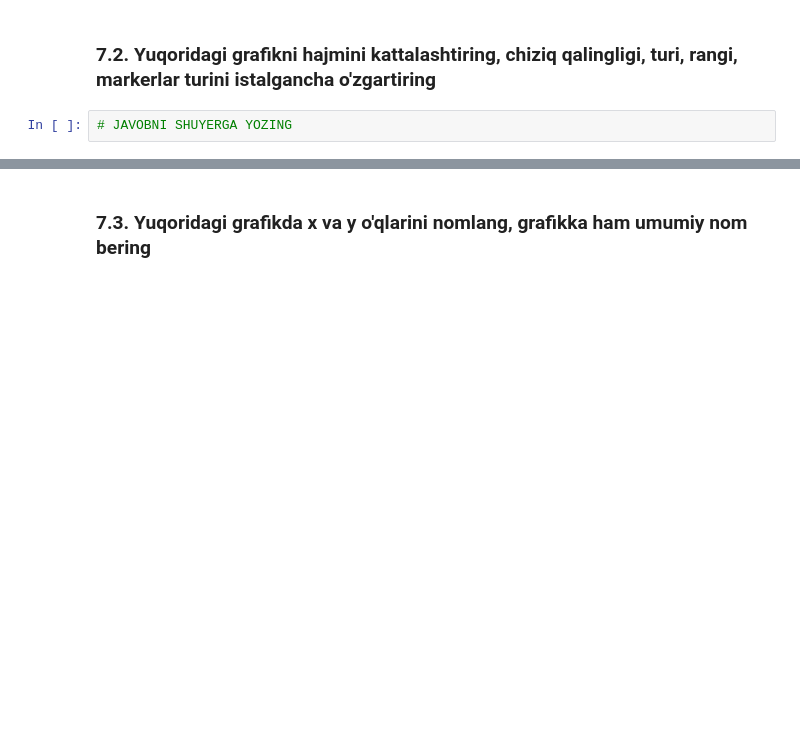
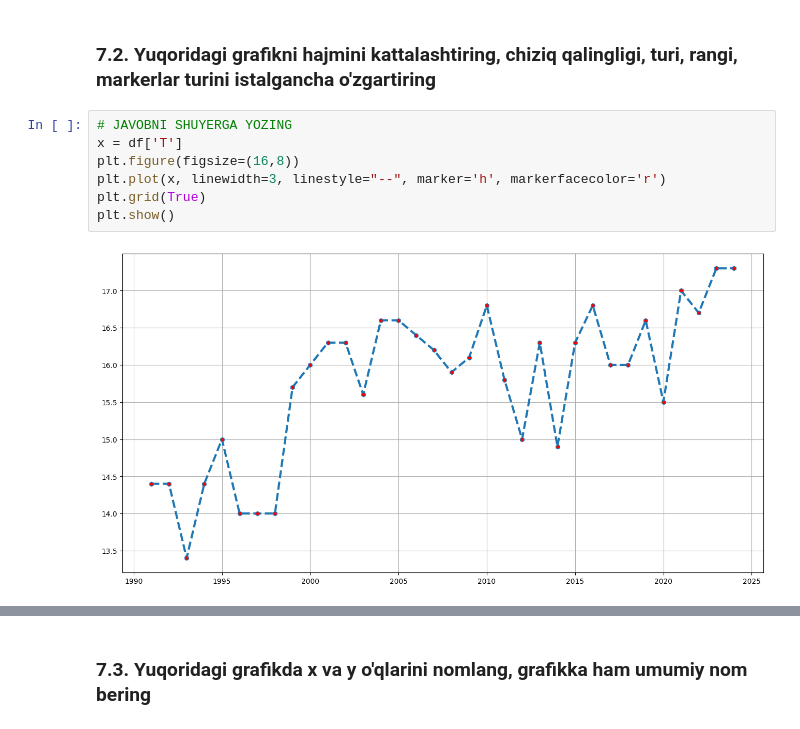
Before and after one commit to ChingizIbnVaxob/data-science-practices, a Jupyter notebook: 19.02.24/04_VISUAL_AMALIYOT_01_matplotlib.ipynb, the cells around one changed output, grey strips where cells are left out. Drawn from its saved outputs; the diff is of its cells as text; blank space fills up the shorter version.

```diff
--- a/19.02.24/04_VISUAL_AMALIYOT_01_matplotlib.ipynb
+++ b/19.02.24/04_VISUAL_AMALIYOT_01_matplotlib.ipynb
@@ -212,7 +276,14 @@ plt.show()
 # %% [markdown]
 ### 7.2. Yuqoridagi grafikni hajmini kattalashtiring, chiziq qalingligi, turi, rangi, markerlar turini istalgancha o'zgartiring
-# %%
-# JAVOBNI SHUYERGA YOZING
+# %%
+# JAVOBNI SHUYERGA YOZING
+x = df['T']
+plt.figure(figsize=(16,8))
+plt.plot(x, linewidth=3, linestyle="--", marker='h', markerfacecolor='r')
+plt.grid(True)
+plt.show()
+# %% [output]
+[figure, added]
 # %%
 #@title Javobga misol:
 x=df['T']
```
Also changed, not shown: parts of 28 cells of this notebook.
